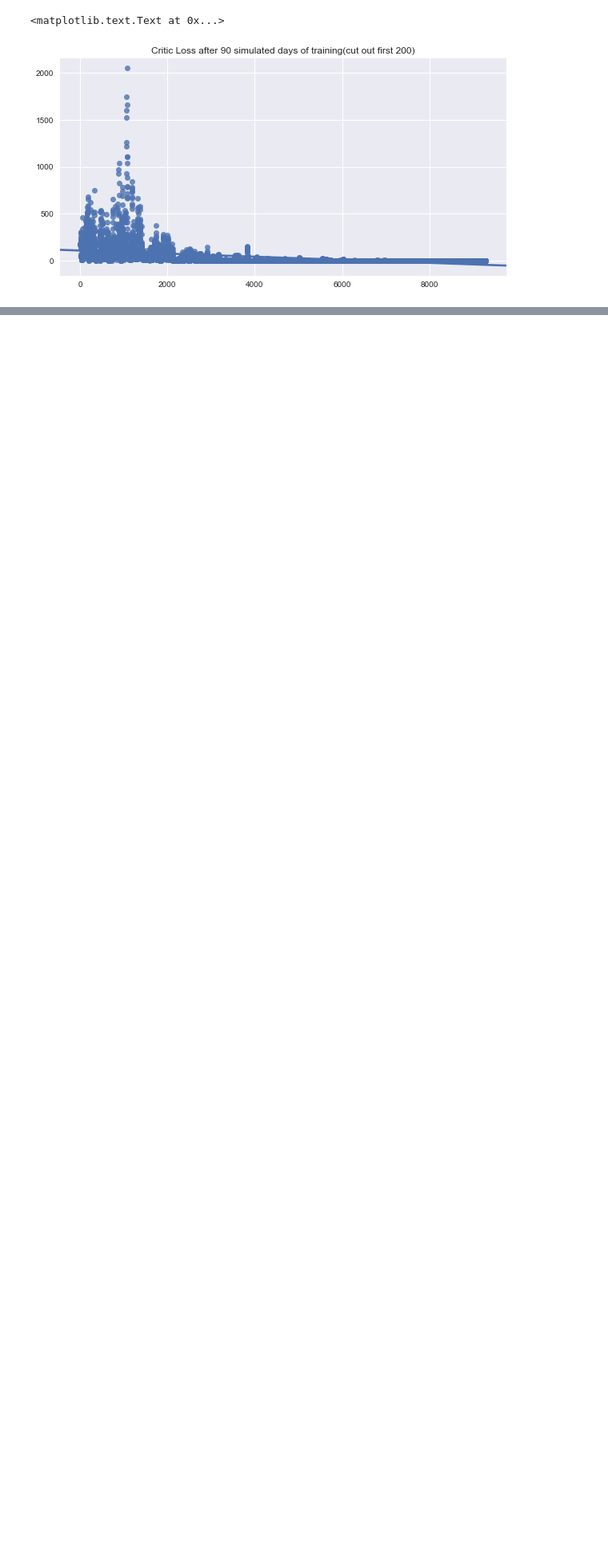
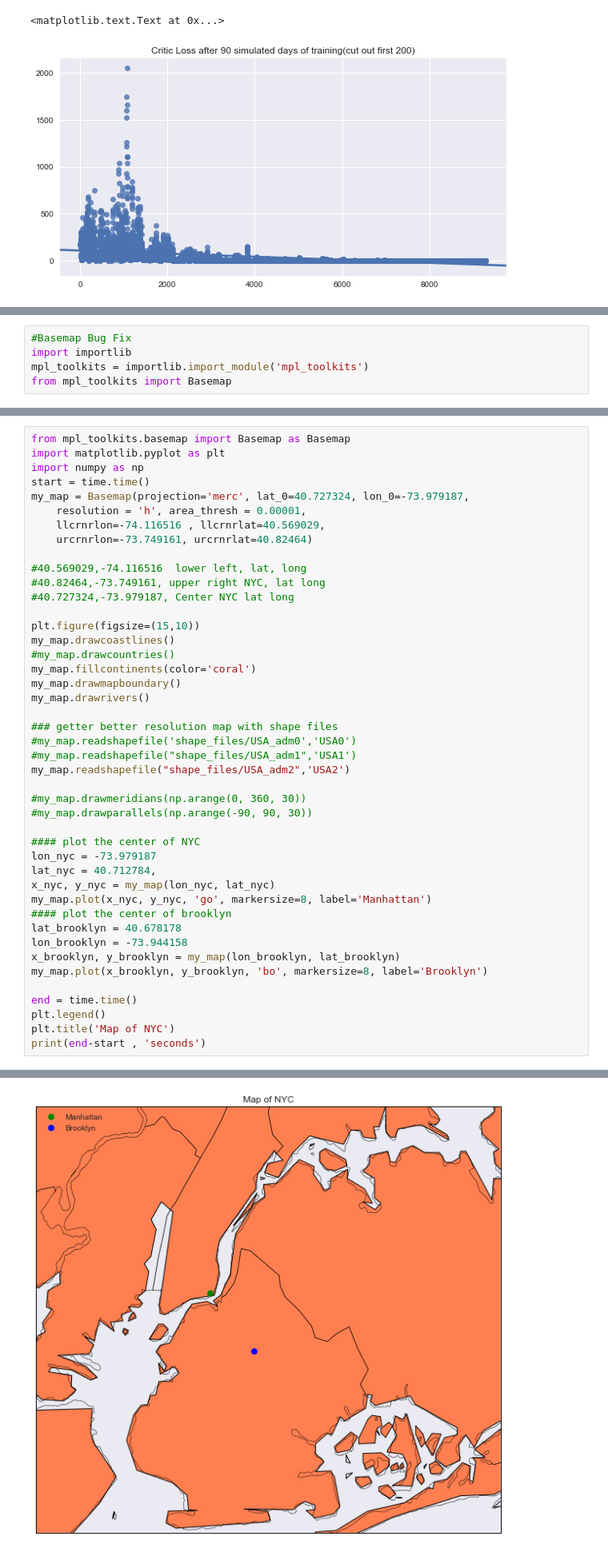
Before and after one commit to jonhilgart22/UNH-projects, a Jupyter notebook: deep_learning/notebooks/Jonathan_Hilgart-1.1-Taxi_cab_EDA.ipynb, the cells around one changed output, grey strips where cells are left out. Shown: that part at 80% size. Saved outputs shown, nothing was run; the diff lists cells and outputs as text; blank space fills up the shorter version.

```diff
--- a/deep_learning/notebooks/Jonathan_Hilgart-1.1-Taxi_cab_EDA.ipynb
+++ b/deep_learning/notebooks/Jonathan_Hilgart-1.1-Taxi_cab_EDA.ipynb
@@ -1408,0 +1112,5 @@ np.random.choice([1,0],p=[.00004,1-.00004])
+# %%
+#Basemap Bug Fix
+import importlib
+mpl_toolkits = importlib.import_module('mpl_toolkits')
+from mpl_toolkits import Basemap
@@ -1408,0 +1149,45 @@ np.random.choice([1,0],p=[.00004,1-.00004])
+# %%
+from mpl_toolkits.basemap import Basemap as Basemap
+import matplotlib.pyplot as plt
+import numpy as np
+start = time.time()
+my_map = Basemap(projection='merc', lat_0=40.727324, lon_0=-73.979187,
+    resolution = 'h', area_thresh = 0.00001,
+    llcrnrlon=-74.116516 , llcrnrlat=40.569029,
+    urcrnrlon=-73.749161, urcrnrlat=40.82464)
+
+#40.569029,-74.116516  lower left, lat, long
+#40.82464,-73.749161, upper right NYC, lat long
+#40.727324,-73.979187, Center NYC lat long
+
+plt.figure(figsize=(15,10))
+my_map.drawcoastlines()
+#my_map.drawcountries()
+my_map.fillcontinents(color='coral')
+my_map.drawmapboundary()
+my_map.drawrivers()
+
+### getter better resolution map with shape files
+#my_map.readshapefile('shape_files/USA_adm0','USA0')
+#my_map.readshapefile("shape_files/USA_adm1",'USA1')
+my_map.readshapefile("shape_files/USA_adm2",'USA2')
+
+#my_map.drawmeridians(np.arange(0, 360, 30))
+#my_map.drawparallels(np.arange(-90, 90, 30))
+
+#### plot the center of NYC
+lon_nyc = -73.979187
+lat_nyc = 40.712784,
+x_nyc, y_nyc = my_map(lon_nyc, lat_nyc)
+my_map.plot(x_nyc, y_nyc, 'go', markersize=8, label='Manhattan')
+#### plot the center of brooklyn
+lat_brooklyn = 40.678178
+lon_brooklyn = -73.944158
+x_brooklyn, y_brooklyn = my_map(lon_brooklyn, lat_brooklyn)
+my_map.plot(x_brooklyn, y_brooklyn, 'bo', markersize=8, label='Brooklyn')
+
+end = time.time()
+plt.legend()
+plt.title('Map of NYC')
+print(end-start , 'seconds')
+# %% [output]
@@ -1408,0 +1197 @@ np.random.choice([1,0],p=[.00004,1-.00004])
+[figure, added]
```
Also changed, not shown: parts of 105 cells of this notebook, 25 other files.
